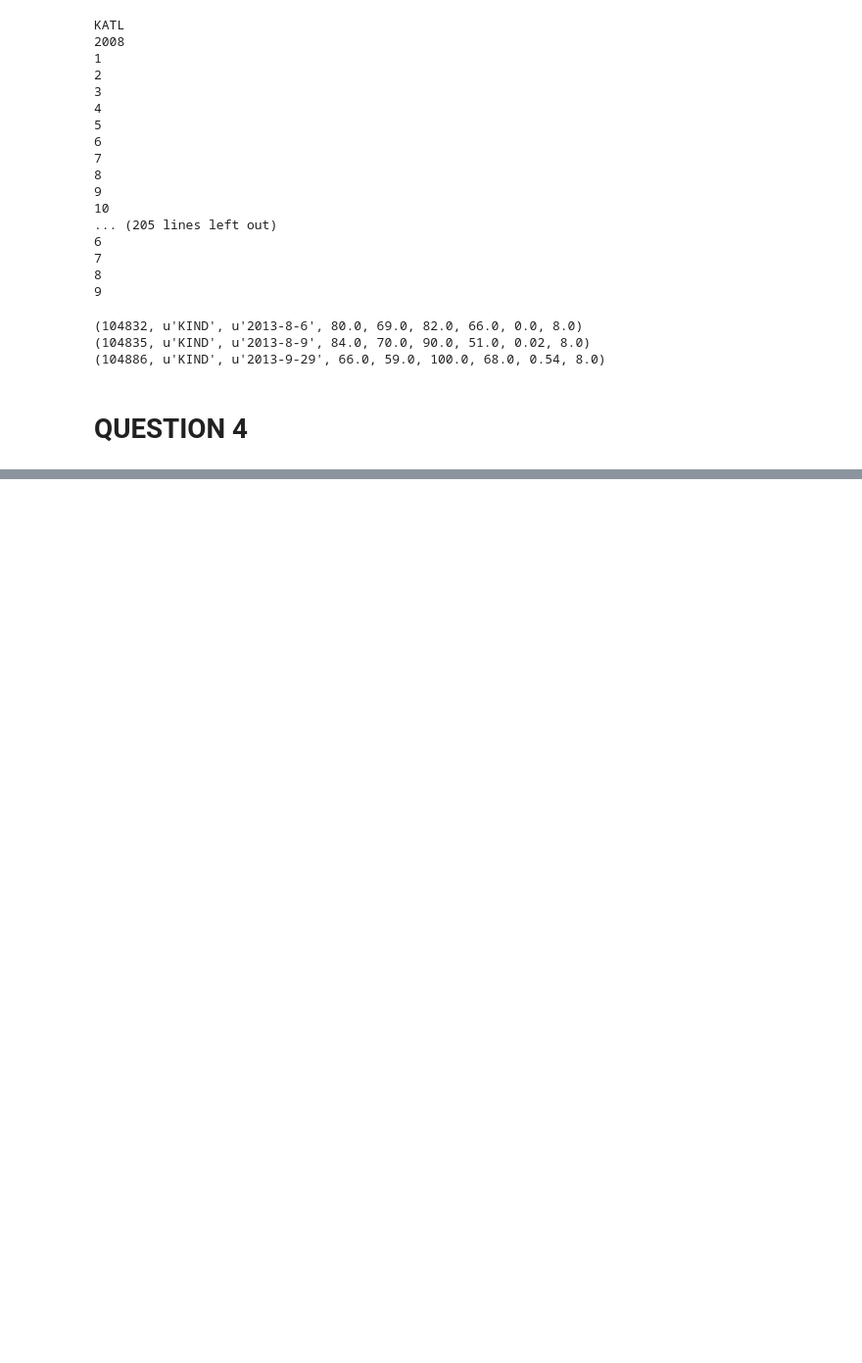
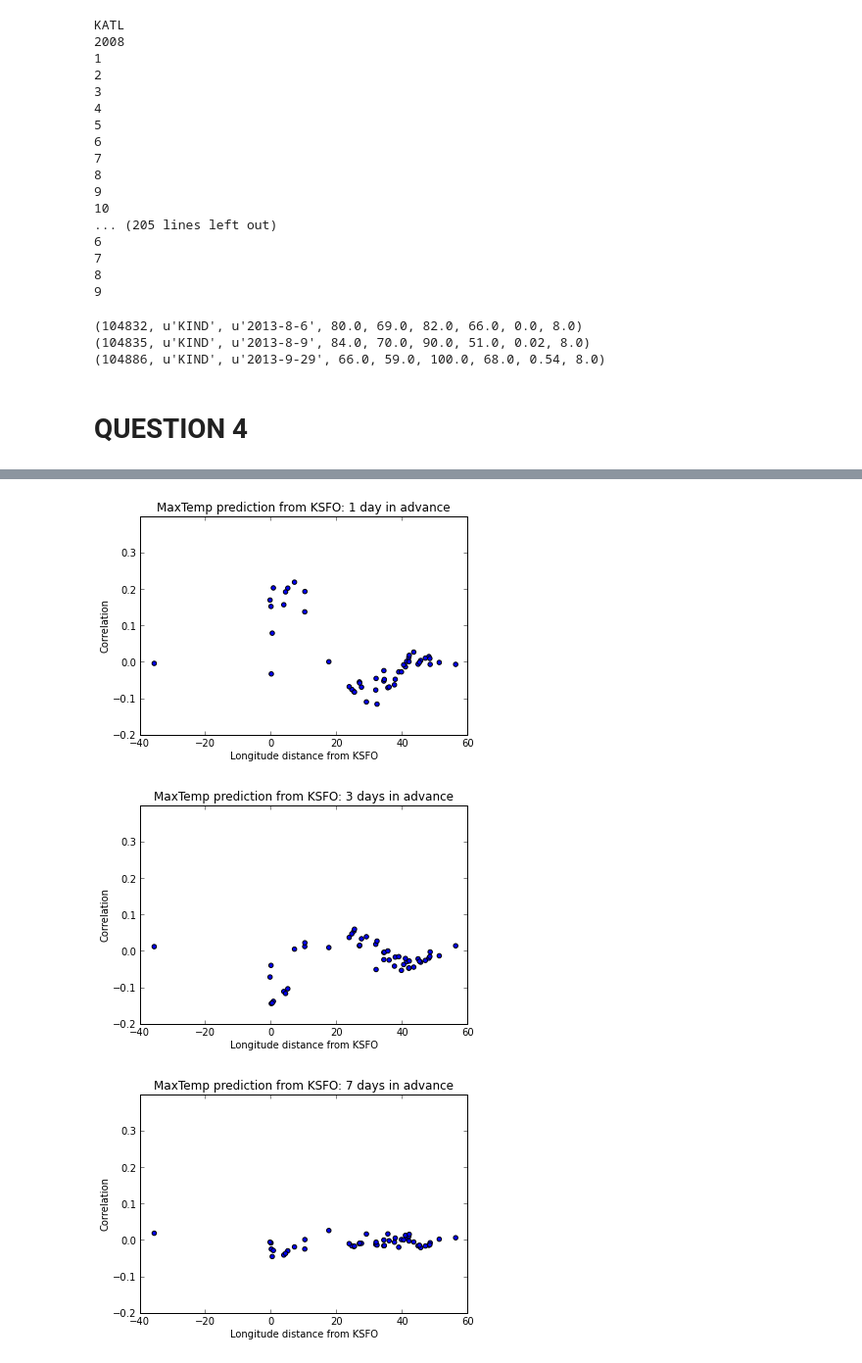
Before and after one commit to autumnshores/AY250_PythonClass, a Jupyter notebook: homework6/Homework 6.ipynb, the cells around one changed output, grey strips where cells are left out. Shown at 98% size. Cells and saved outputs as stored; diff of their text form; code cells hidden in the pictures; blank space fills up the shorter version.

Commit message:
Q5 complete, all plots are displayed in the notebook

```diff
--- a/homework6/Homework 6.ipynb
+++ b/homework6/Homework 6.ipynb
@@ -401,0 +480,37 @@ fr6_sort = fr6.sort(['correlation'], ascending=[0, 1])
+# %%
+#plot figures of MaxTemp correlation vs. Longitude distance
+f,ax1 = plt.subplots()
+ax1.scatter(fr1['Longitude'], fr1['correlation'])
+ax1.set_ylim([-0.2,0.4])
+ax1.set_xlim([-40,60])
+ax1.set_title('MaxTemp prediction from KSFO: 1 day in advance')
+ax1.set_xlabel('Longitude distance from KSFO')
+ax1.set_ylabel('Correlation')
+plt.show()
+
+f2,ax2 = plt.subplots()
+ax2.scatter(fr2['Longitude'], fr2['correlation'])
+ax2.set_ylim([-0.2,0.4])
+ax2.set_xlim([-40,60])
+ax2.set_title('MaxTemp prediction from KSFO: 3 days in advance')
+ax2.set_xlabel('Longitude distance from KSFO')
+ax2.set_ylabel('Correlation')
+plt.show()
+
+f3,ax3 = plt.subplots()
+ax3.scatter(fr3['Longitude'], fr3['correlation'])
+ax3.set_ylim([-0.2,0.4])
+ax3.set_xlim([-40,60])
+ax3.set_title('MaxTemp prediction from KSFO: 7 days in advance')
+ax3.set_xlabel('Longitude distance from KSFO')
+ax3.set_ylabel('Correlation')
+plt.show()
+
+#TRENDS: For 1 day in advance, the cities/airports closer to KSFO in the West Coast tend to show a greater correlation than cities further away.
+#For 3 days in advance, however, there is a visible shift towards the right, where the cities/airports ~+25deg from KSFO show the greatest
+#correlation. For 7 days in advance, there does not seem to be any visible correlation between any of the other cities and KSFO.
+#By the way, the lone plot at the far left of the figure is Honolulu (PHNL).
+# %% [output]
+[figure, added]
+[figure, added]
+[figure, added]
```
Also changed, not shown: parts of 11 cells of this notebook.
